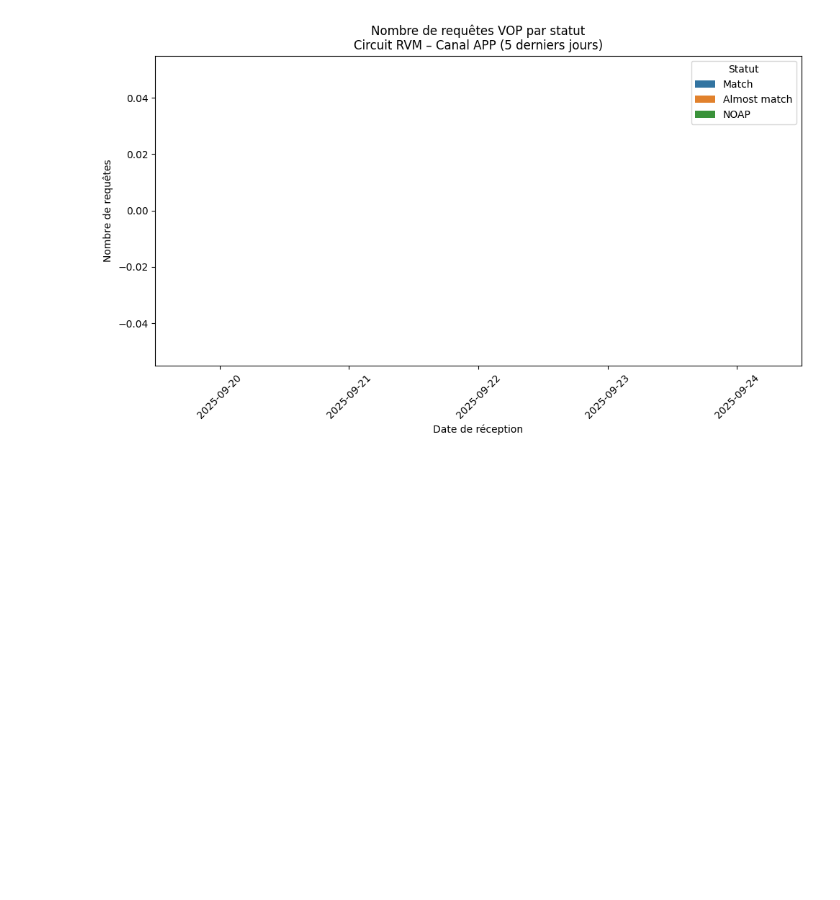
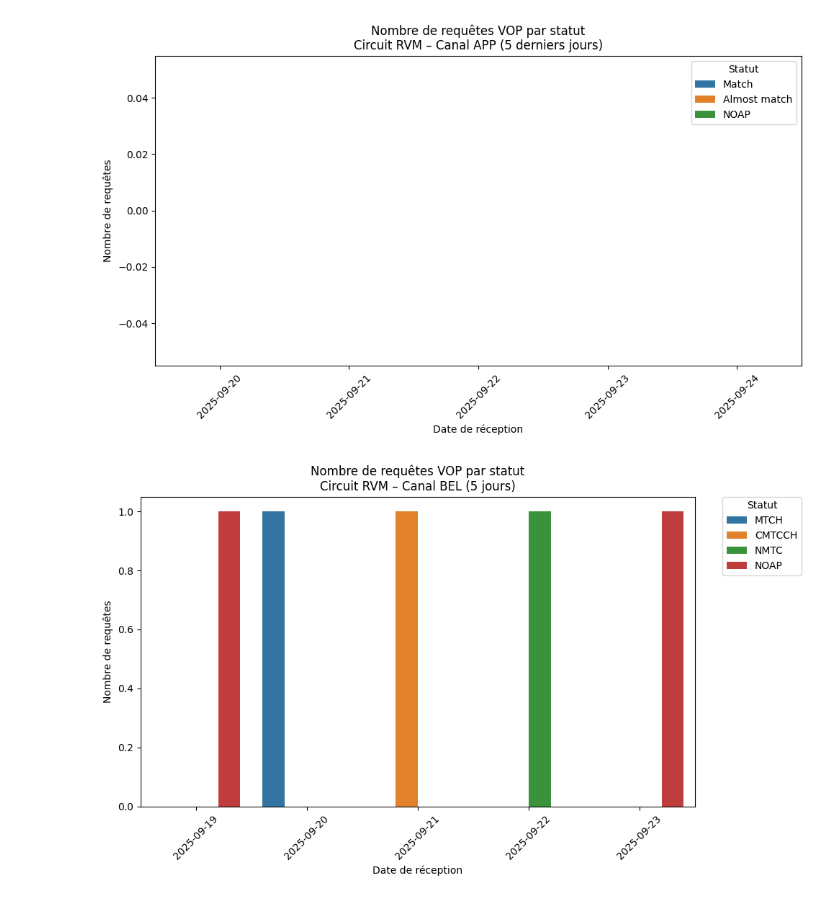
Before and after one commit to Maria-lin/How-to-make-notebook-in-dataiku, a Jupyter notebook: Untitled11.ipynb, the cells around one changed output. Cells and saved outputs as stored; diff of their text form; code cells hidden in the pictures; blank space fills up the shorter version.

```diff
--- a/Untitled11.ipynb
+++ b/Untitled11.ipynb
@@ -87,3 +87,96 @@ plot_requetes_par_statut(df_rvm, "APP")
 # %% [output]
 [figure]
 [figure]
+# %%
+import pandas as pd
+import matplotlib.pyplot as plt
+import seaborn as sns
+from datetime import date, timedelta
+
+# ---------------------------
+# ⚠️ Exemple simulé (remplace avec ton dataset réel)
+# ---------------------------
+data = {
+    "date_reception_vop": pd.date_range(end=date.today(), periods=10).tolist() * 4,
+    "Circuit": ["RVM"] * 20 + ["On Us"] * 20,
+    "canal": (["BEL"] * 10 + ["APP"] * 10) * 2,
+    "statut": (["MTCH", "CMTCCH", "NMTC", "NOAP"] * 10)
+}
+df = pd.DataFrame(data)
+
+# ---------------------------
+# S’assurer que la colonne date est bien en datetime
+# ---------------------------
+df["date_reception_vop"] = pd.to_datetime(df["date_reception_vop"])
+
+# ---------------------------
+# 👉 Tu fixes ici tes dates manuellement
+# ---------------------------
+end_date = date(2025, 9, 23)   # à modifier quand tu veux
+start_date = end_date - timedelta(days=4)  # 5 derniers jours
+
+# ---------------------------
+# Fonction générique pour tracer un graphe avec légende à l’extérieur
+# ---------------------------
+def plot_requetes_par_statut(df, circuit, canal):
+    subset = df[
+        (df["Circuit"] == circuit) &
+        (df["canal"] == canal) &
+        (df["date_reception_vop"].dt.date >= start_date) &
+        (df["date_reception_vop"].dt.date <= end_date)
+    ]
+
+    # Compter les requêtes par date et statut
+    counts = subset.groupby([subset["date_reception_vop"].dt.date, "statut"]).size().reset_index(name="Nombre")
+
+    # S’assurer que toutes les dates/statuts apparaissent (même si 0)
+    all_combinations = pd.MultiIndex.from_product(
+        [pd.date_range(start=start_date, end=end_date).date, df["statut"].unique()],
+        names=["date_reception_vop", "statut"]
+    )
+    counts = counts.set_index(["date_reception_vop", "statut"]).reindex(all_combinations, fill_value=0).reset_index()
+
+    # ---------------------------
+    # Plot
+    # ---------------------------
+    plt.figure(figsize=(10,6))
+    sns.barplot(data=counts, x="date_reception_vop", y="Nombre", hue="statut")
+
+    plt.title(f"Nombre de requêtes VOP par statut\nCircuit {circuit} – Canal {canal} (5 jours)")
+    plt.xlabel("Date de réception")
+    plt.ylabel("Nombre de requêtes")
+
+    # 🔹 Légende à l’extérieur du graphe
+    plt.legend(
+        title="Statut",
+        bbox_to_anchor=(1.05, 1),  # position sur X et Y
+        loc='upper left',          # ancrage
+        borderaxespad=0.
+    )
+
+    plt.xticks(rotation=45)
+    plt.tight_layout()
+    plt.show()
+
+# ---------------------------
+# Graphe Requête 1 : Circuit RVM
+# ---------------------------
+plot_requetes_par_statut(df, "RVM", "BEL")
+plot_requetes_par_statut(df, "RVM", "APP")
+
+# ---------------------------
+# Graphe Requête 2 : Circuit On Us
+# ---------------------------
+plot_requetes_par_statut(df, "On Us", "BEL")
+plot_requetes_par_statut(df, "On Us", "APP")
+
+# ---------------------------
+# Pancarte explicative (hors graphe, en console)
+# ---------------------------
+print("📝 Correspondance des statuts :")
+print(" - MTCH   = Match")
+print(" - CMTCCH = Almost match")
+print(" - NMTC   = No match")
+print(" - NOAP   = VOP impossible")
+# %% [output]
+[figure, added]
```
Also changed, not shown: parts of 1 cell of this notebook.
